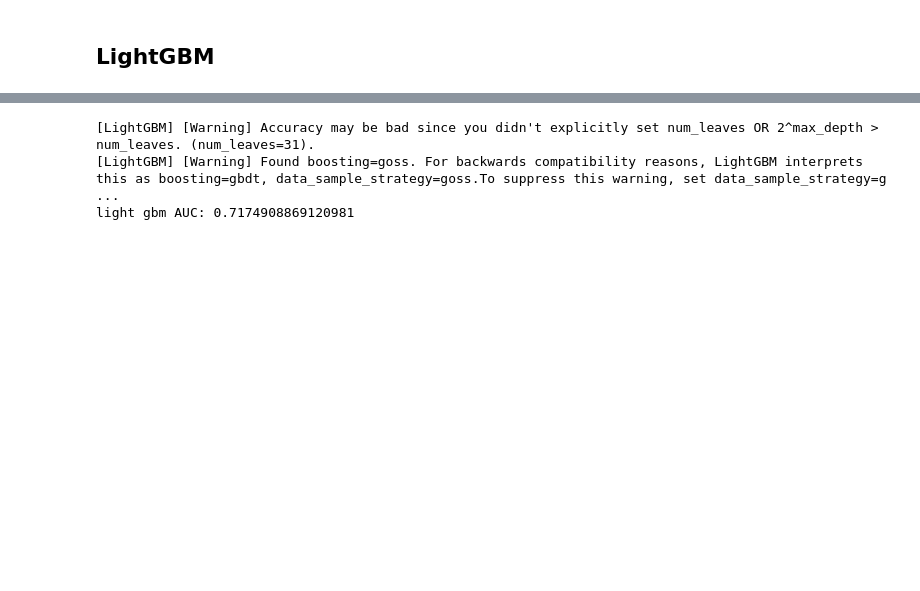
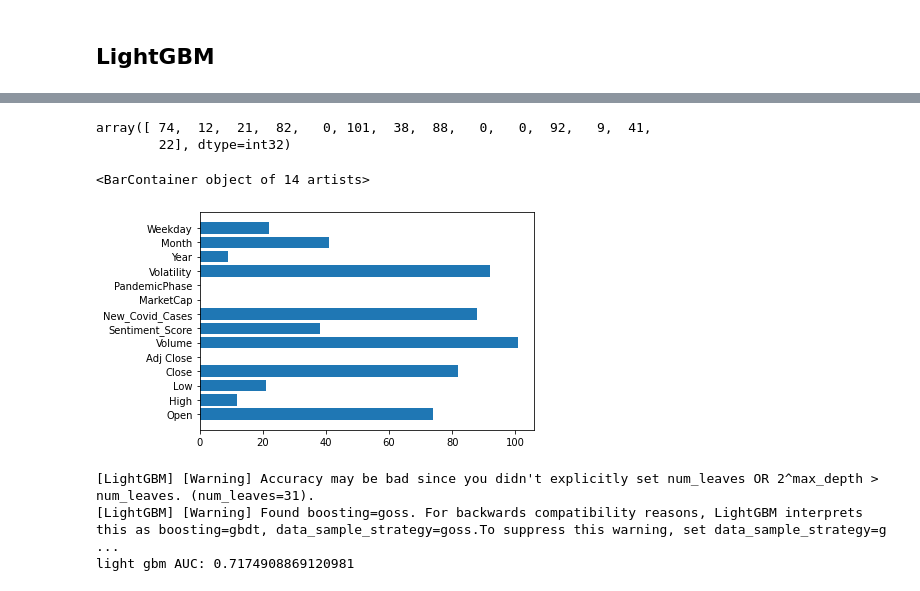
Before and after one commit to kotaaaaaaa/Stock-market-prediction, a Jupyter notebook: Feature Engineering.ipynb, the cells around one changed output, grey strips where cells are left out. Cells and saved outputs as stored; diff of their text form; code cells hidden in the pictures; blank space fills up the shorter version.

```diff
--- a/Feature Engineering.ipynb
+++ b/Feature Engineering.ipynb
@@ -332,6 +336,16 @@ And if memory is not enough, you can set `force_col_wise=true`.
 [LightGBM] [Warning] No further splits with positive gain, best gain: -inf
 [LightGBM] [Warning] No further splits with positive gain, best gain: -inf
 [LightGBM] [Warning] No further splits with po
+# %%
+lgbm_model.feature_importances_
+# %% [output]
+array([ 74,  12,  21,  82,   0, 101,  38,  88,   0,   0,  92,   9,  41,
+        22], dtype=int32)
+# %%
+plt.barh(X.columns, lgbm_model.feature_importances_)
+# %% [output]
+<BarContainer object of 14 artists>
+[figure, added]
 # %%
 # y_pred_lgbmc = lgbmc_model.predict_proba(X_test)
 # print(f"light gbm AUC: {roc_auc_score(y_test, y_pred_lgbmc[:, 1])}")
```
Also changed, not shown: parts of 41 cells of this notebook, 38 other files.
